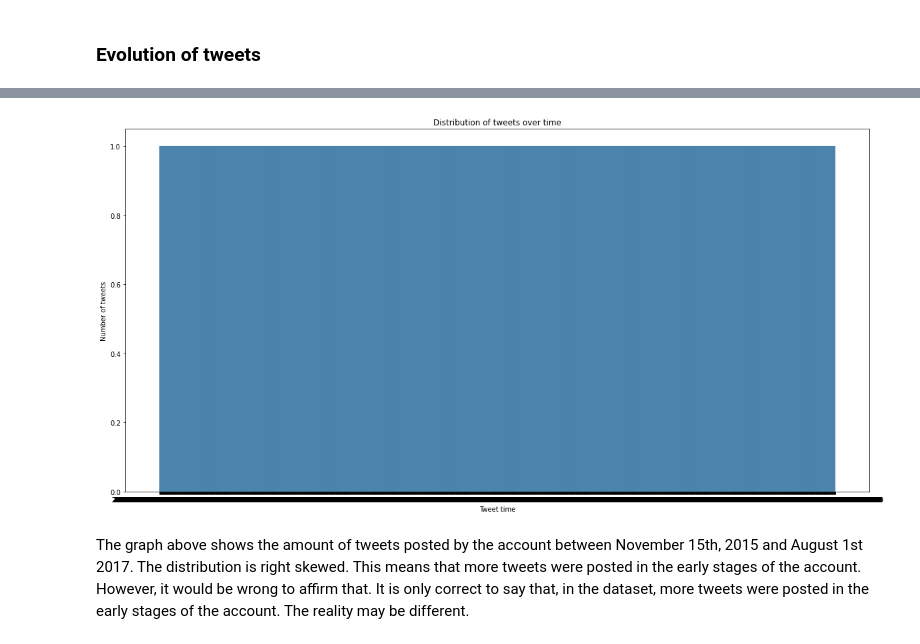
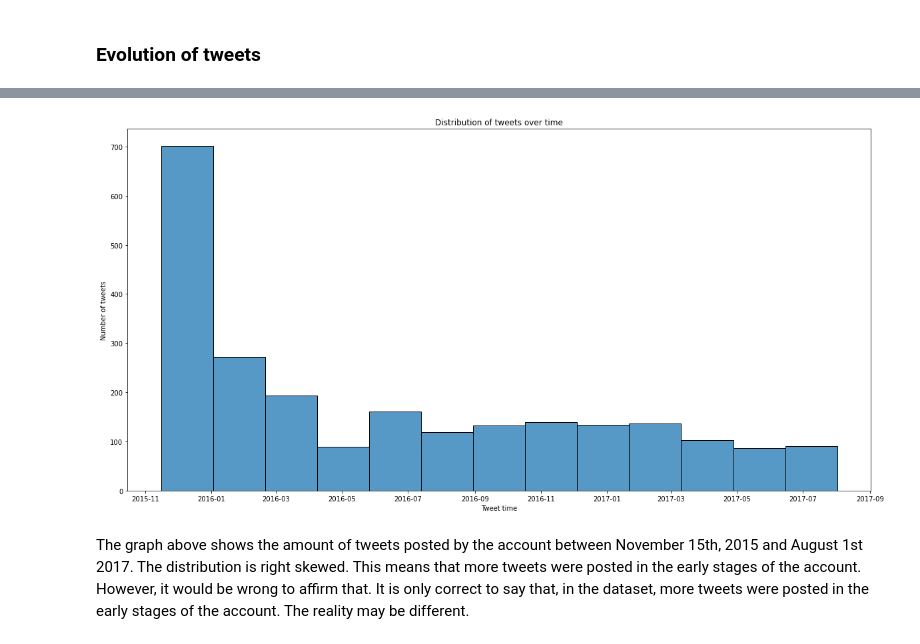
Before and after one commit to aingelmo/aingelmo.github.io, a Jupyter notebook: Project_5_Wrange and Analyze Data/wrangle_act.ipynb, the cells around one changed output, grey strips where cells are left out. Drawn from its saved outputs; the diff is of its cells as text; code cells hidden in the pictures.

```diff
--- a/Project_5_Wrange and Analyze Data/wrangle_act.ipynb
+++ b/Project_5_Wrange and Analyze Data/wrangle_act.ipynb
@@ -581,4 +582,4 @@ import seaborn as sns
 
 %matplotlib inline
 
-df_clean = pd.read_csv("twitter-archive-enhanced.csv"")
+df = pd.read_csv("twitter_archive_master.csv")
@@ -608,6 +606,9 @@ memory usage: 202.6+ KB
 # %% [markdown]
 ### Evolution of tweets
 # %%
+#Convert timestamp to date_time
+df["timestamp"] = pd.to_datetime(df["timestamp"])
+
 #Range of tweets
 (df["timestamp"].min(),df["timestamp"].max())
 # %% [output]
@@ -615,12 +617,12 @@ memory usage: 202.6+ KB
 # %%
 #Plot graph
 figure(figsize=(20,10))
-sns.histplot(df_clean["timestamp"])
+sns.histplot(df["timestamp"])
 plt.xlabel("Tweet time")
 plt.ylabel("Number of tweets")
 plt.title("Distribution of tweets over time");
 # %% [output]
-[figure, old version]
+[figure, new version]
 # %% [markdown]
 The graph above shows the amount of tweets posted by the account between November 15th, 2015 and August 1st 2017. The distribution is right skewed. This means that more tweets were posted in the early stages of the account. However, it would be wrong to affirm that. It is only correct to say that, in the dataset, more tweets were posted in the early stages of the account. The reality may be different.
 # %% [markdown]
```
Also changed, not shown: parts of 12 cells of this notebook.
